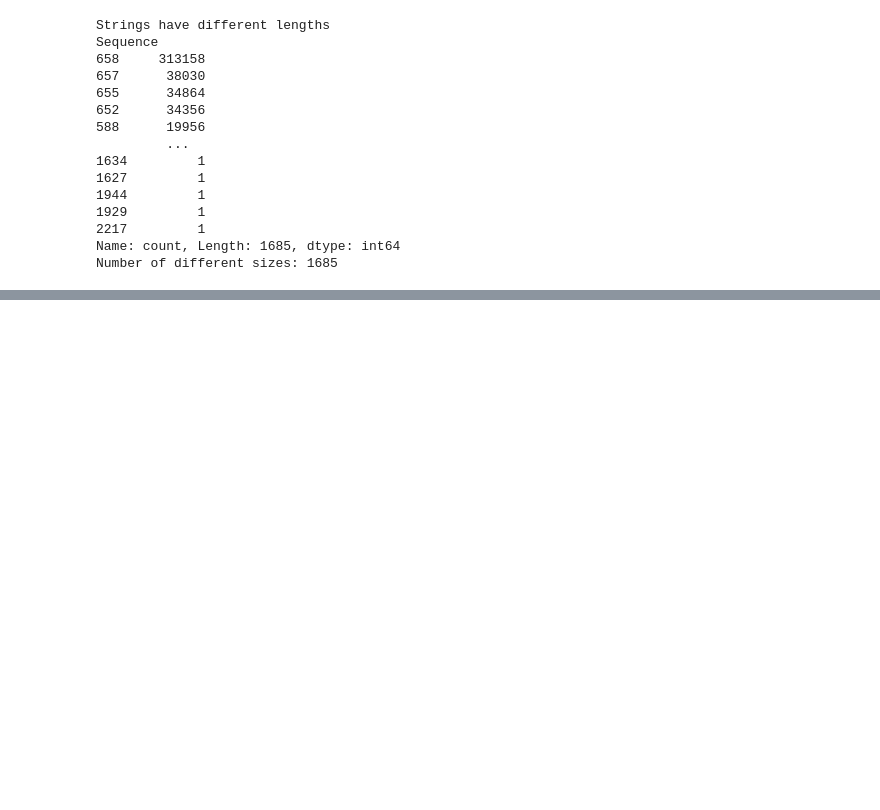
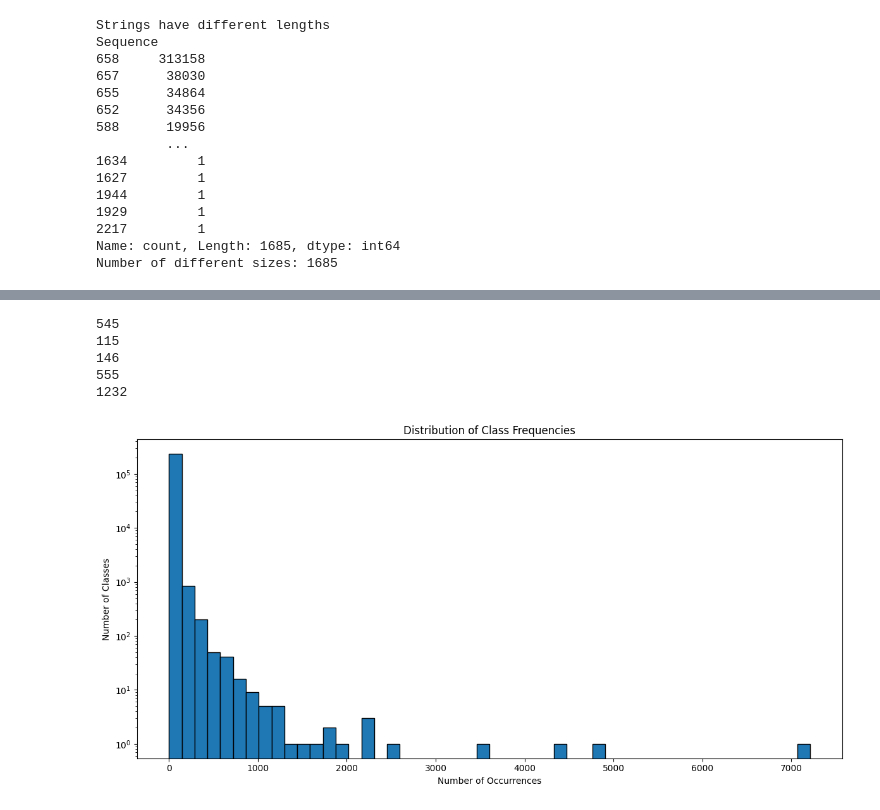
Before and after one commit to NeoMakesGames/Taxi, a Jupyter notebook: data/datos.ipynb, the cells around one changed output, grey strips where cells are left out. Drawn from its saved outputs; the diff is of its cells as text; code cells hidden in the pictures; blank space fills up the shorter version.

```diff
--- a/data/datos.ipynb
+++ b/data/datos.ipynb
@@ -84,2 +73,3 @@ print(length_summary.head())
 # %%
 db['length'] = db['Sequence'].str.len()
+class_counts = db['length'].value_counts()
@@ -101,0 +81,39 @@ value = db[db[''] == 'John']['age'].iloc[0]  # First match
+# %%
+"""
+Descomentar la que quieras ver
+"""
+
+#class_counts = db['Species'].value_counts()
+#class_counts = db['Genus'].value_counts()
+#class_counts = db['Family'].value_counts()
+#class_counts = db['Order'].value_counts()
+#class_counts = db['Class'].value_counts()
+#class_counts = db['Phylum'].value_counts()
+#print(class_counts)
+
+filtered_counts_useless = class_counts[(class_counts >= 1) & (class_counts <= 20)]
+filtered_counts_regular = class_counts[(class_counts >= 20) & (class_counts <= 50)]
+filtered_counts_usefull = class_counts[(class_counts >= 50) & (class_counts <= 100)]
+filtered_counts_super_usefull = class_counts[(class_counts >= 50)] >= 100
+print(len(filtered_counts_useless))
+print(len(filtered_counts_usefull))
+print(len(filtered_counts_regular))
+print(len(filtered_counts_super_usefull))
+print(len(class_counts))
+# %% [output]
+545
+115
+146
+555
+1232
+# %%
+plt.figure(figsize=(12, 6))
+plt.hist(class_counts.values, bins=50, edgecolor='black')
+plt.title('Distribution of Class Frequencies')
+plt.xlabel('Number of Occurrences')
+plt.ylabel('Number of Classes')
+plt.yscale('log')
+plt.tight_layout()
+plt.show()
+# %% [output]
+[figure, added]
```
Also changed, not shown: parts of 7 cells of this notebook, 2 other files.
